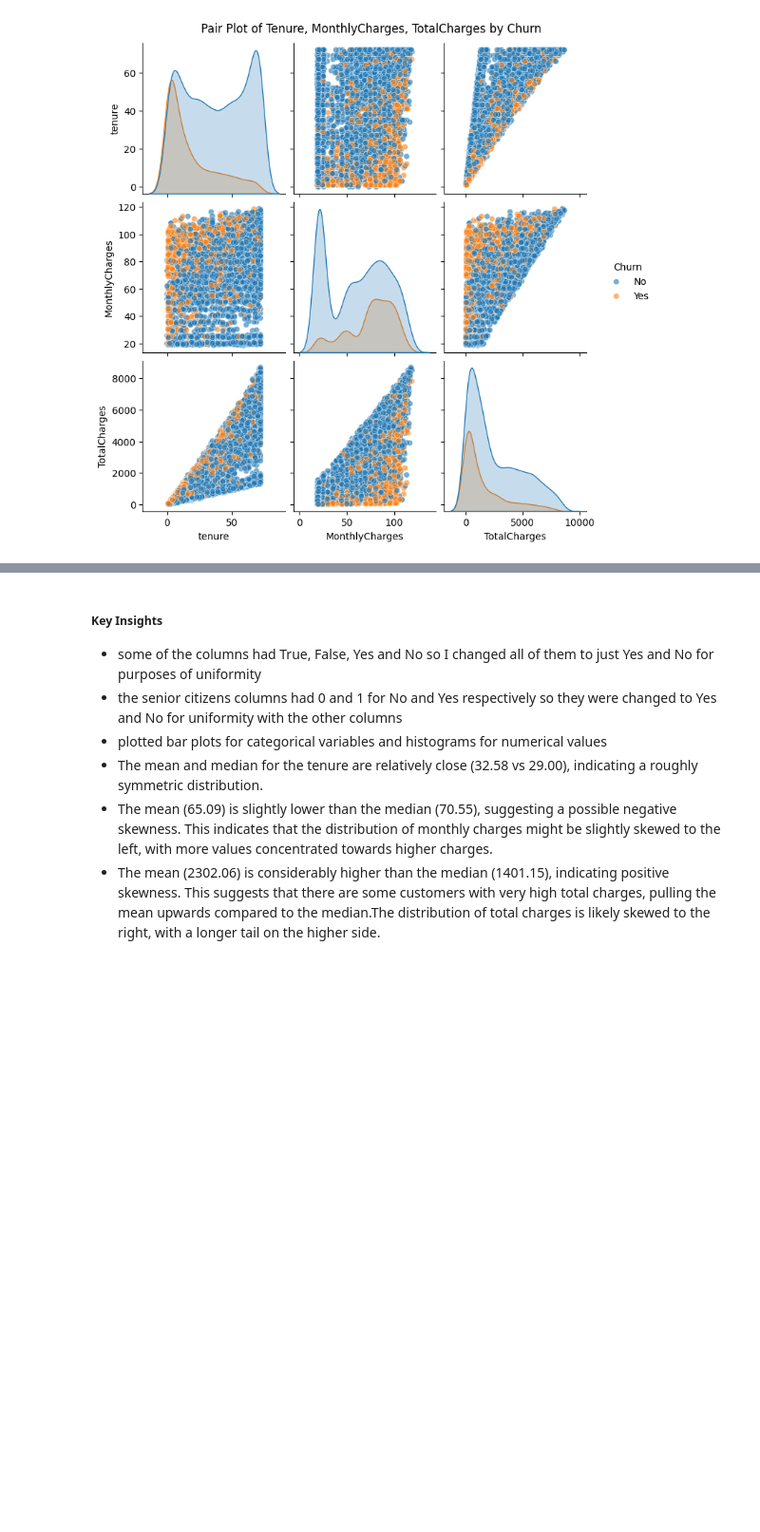
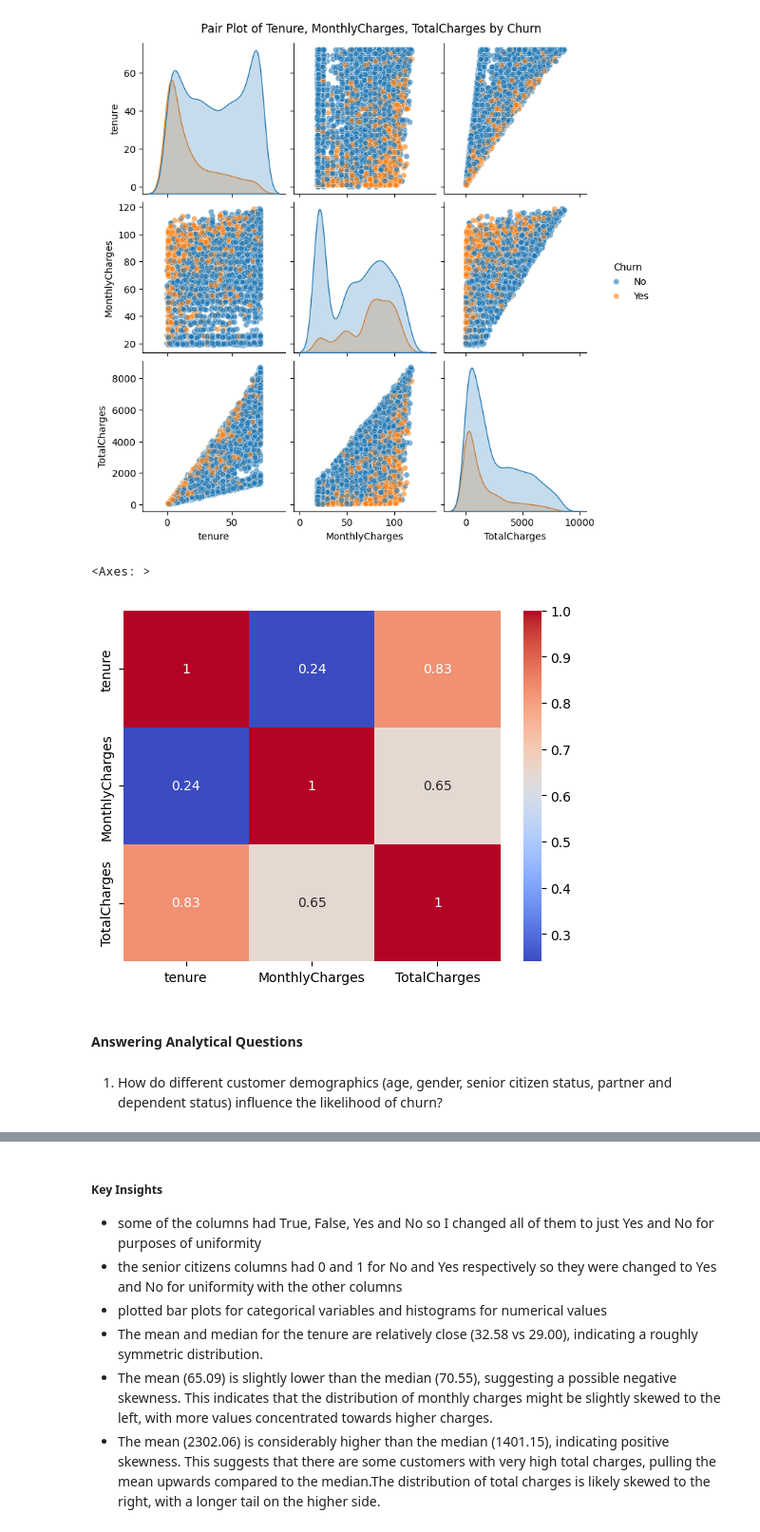
Before and after one commit to lizjelimo/Churn-Analysis, a Jupyter notebook: notebooks/main.ipynb, the cells around one changed output, grey strips where cells are left out. Shown at 95% size. Saved outputs shown, nothing was run; the diff lists cells and outputs as text; code cells hidden in the pictures; blank space fills up the shorter version.

Commit message:
Answer analytical qsns

```diff
--- a/notebooks/main.ipynb
+++ b/notebooks/main.ipynb
@@ -397,3 +402,13 @@ pair_plot.fig.suptitle("Pair Plot of Tenure, MonthlyCharges, TotalCharges by Chu
 plt.show()
 # %% [output]
 [figure]
+# %%
+correlation = merged_training_dataset.corr(numeric_only = True)
+sns.heatmap(correlation, annot = True, cmap = 'coolwarm')
+# %% [output]
+<Axes: >
+[figure, added]
+# %% [markdown]
+#### **Answering Analytical Questions**
+# %% [markdown]
+1. How do different customer demographics (age, gender, senior citizen status, partner and dependent status) influence the likelihood of churn?
```
Also changed, not shown: parts of 40 cells of this notebook.
